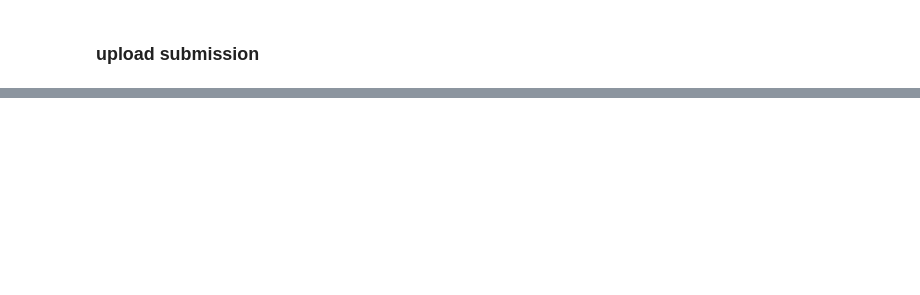
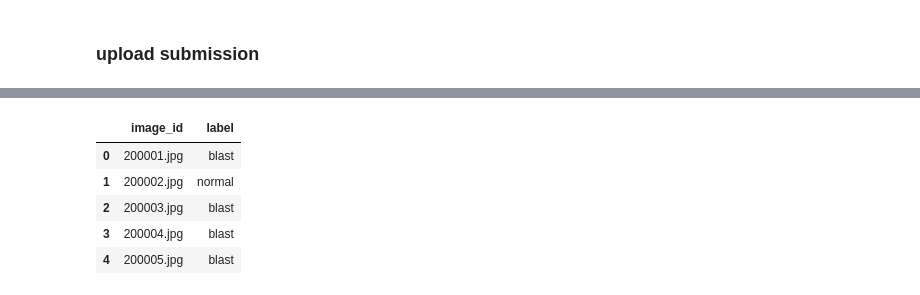
Before and after one commit to Pirner/data_science_notebooks, a Jupyter notebook: kaggle_competitions/paddy_doctor_paddy_disease_classification/climbing_leaderboard.ipynb, the cells around one changed output, grey strips where cells are left out. Cells and saved outputs as stored; diff of their text form; code cells hidden in the pictures; blank space fills up the shorter version.

```diff
--- a/kaggle_competitions/paddy_doctor_paddy_disease_classification/climbing_leaderboard.ipynb
+++ b/kaggle_competitions/paddy_doctor_paddy_disease_classification/climbing_leaderboard.ipynb
@@ -136,0 +196,9 @@ predictions.shape
+# %%
+labels_int = []
+labels_str = []
+
+for key in train_gen.class_indices:
+    print('key', key)
+    print('value', train_gen.class_indices[key])
+    labels_int.append(train_gen.class_indices[key])
+    labels_str.append(key)
@@ -137,9 +240,22 @@ predictions.shape
 # %%
-ss = pd.read_csv(r'D:\kaggle\paddy_doctor_competition\sample_submission.csv')
+# subm_path = r'D:\kaggle\paddy_doctor_competition\sample_submission.csv'
+subm_path = r'C:\data\paddy_doctor_competition\sample_submission.csv'
+
+# ss = pd.read_csv(r'D:\kaggle\paddy_doctor_competition\sample_submission.csv')
+ss = pd.read_csv(subm_path)
+
 ss['label'] = np.argmax(predictions, axis=-1)
-ss['label'] = ss['label'].replace([0,1,2,3,4,5,6,7,8,9], train_gen.class_names)
+# ss['label'] = ss['label'].replace([0,1,2,3,4,5,6,7,8,9], train_gen.class_names)
+ss['label'] = ss['label'].replace(labels_int, labels_str)
 ss.to_csv("subm.csv",index=False)
 ss.head()
+# %% [output]
+|  | image_id | label |
+| 0 | 200001.jpg | blast |
+| 1 | 200002.jpg | normal |
+| 2 | 200003.jpg | blast |
+| 3 | 200004.jpg | blast |
+| 4 | 200005.jpg | blast |
 # %%
 comp = 'paddy-disease-classification'
 # %%
```
Also changed, not shown: parts of 16 cells of this notebook, 1 other file.
